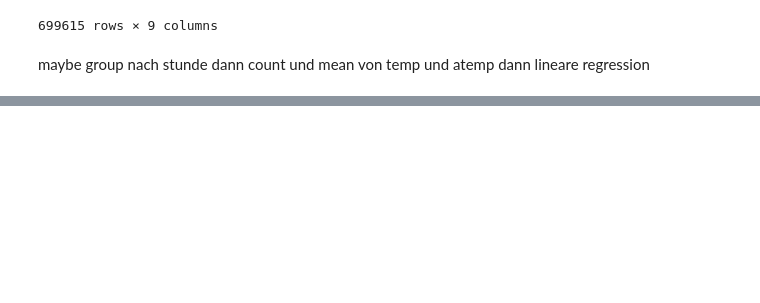
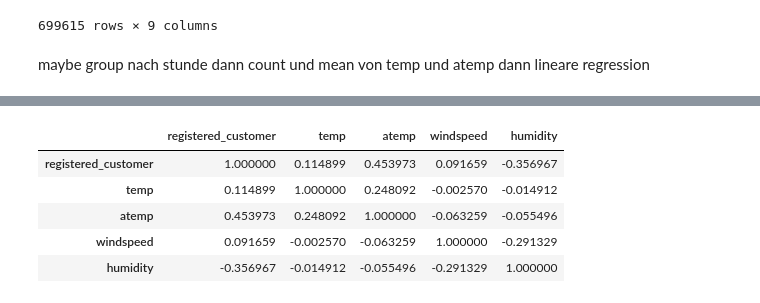
Before and after one commit to P-AEL/K-ppers-Projekt1, a Jupyter notebook: Paul.ipynb, the cells around one changed output, grey strips where cells are left out. Drawn from its saved outputs; the diff is of its cells as text; code cells hidden in the pictures; blank space fills up the shorter version.

```diff
--- a/Paul.ipynb
+++ b/Paul.ipynb
@@ -133,0 +115,9 @@ df_slice3.dropna()
+# %%
+df_slice3.corr()
+# %% [output]
+|  | registered_customer | temp | atemp | windspeed | humidity |
+| registered_customer | 1.000000 | 0.114899 | 0.453973 | 0.091659 | -0.356967 |
+| temp | 0.114899 | 1.000000 | 0.248092 | -0.002570 | -0.014912 |
+| atemp | 0.453973 | 0.248092 | 1.000000 | -0.063259 | -0.055496 |
+| windspeed | 0.091659 | -0.002570 | -0.063259 | 1.000000 | -0.291329 |
+| humidity | -0.356967 | -0.014912 | -0.055496 | -0.291329 | 1.000000 |
```
Also changed, not shown: parts of 14 cells of this notebook.
